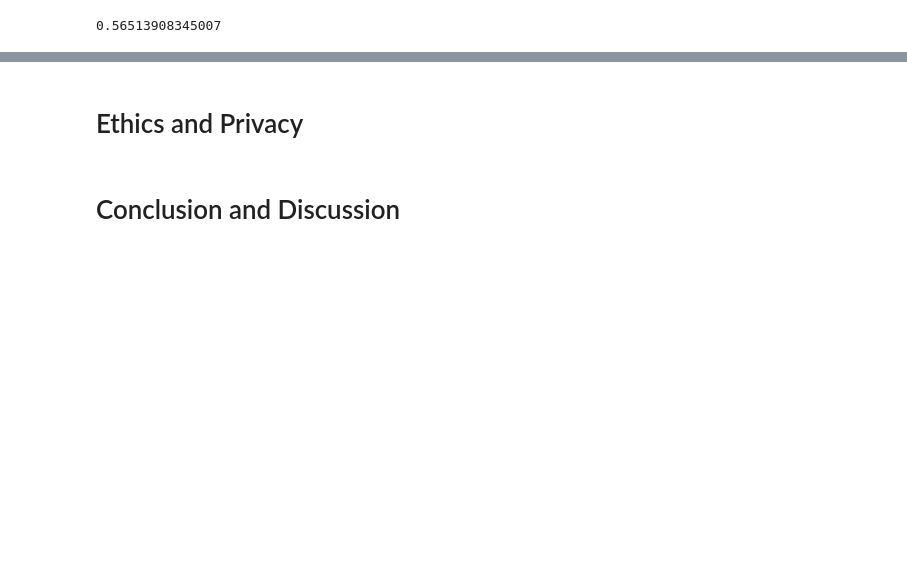
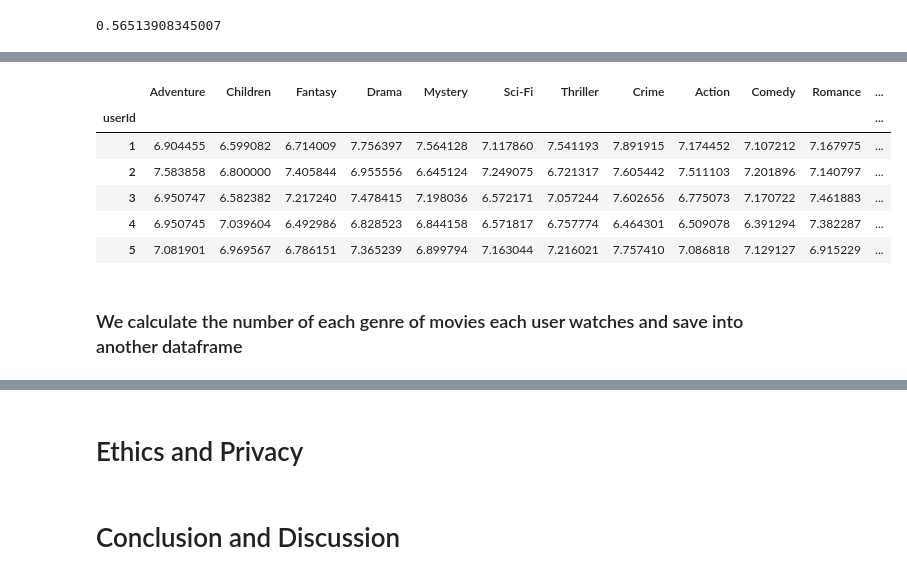
Before and after one commit to strkillr16/COGS108Final, a Jupyter notebook: Final Project Notebook.ipynb, the cells around one changed output, grey strips where cells are left out. Saved outputs shown, nothing was run; the diff lists cells and outputs as text; code cells hidden in the pictures; blank space fills up the shorter version.

```diff
--- a/Final Project Notebook.ipynb
+++ b/Final Project Notebook.ipynb
@@ -470,0 +311,26 @@ count/len(answer)
+# %%
+for user,rating in user_rating.items():
+    for key,value in rating.items():
+        rating[key] = [sum(value)/len(value)]
+# %%
+frames = []
+for user,rating in user_rating.items():
+    data = pd.DataFrame.from_dict(rating)
+    frames.append(data)
+# %%
+df_user = pd.concat(frames,sort=False)
+# %%
+df_user.set_index(pd.Series(list(user_rating.keys())),inplace=True)
+df_user.index.name = 'userId'
+# %%
+df_user.head()
+# %% [output]
+|  | Adventure | Children | Fantasy | Drama | Mystery | Sci-Fi | Thriller | Crime | Action | Comedy | Romance | ... |
+| userId |  |  |  |  |  |  |  |  |  |  |  | ... |
+| 1 | 6.904455 | 6.599082 | 6.714009 | 7.756397 | 7.564128 | 7.117860 | 7.541193 | 7.891915 | 7.174452 | 7.107212 | 7.167975 | ... |
+| 2 | 7.583858 | 6.800000 | 7.405844 | 6.955556 | 6.645124 | 7.249075 | 6.721317 | 7.605442 | 7.511103 | 7.201896 | 7.140797 | ... |
+| 3 | 6.950747 | 6.582382 | 7.217240 | 7.478415 | 7.198036 | 6.572171 | 7.057244 | 7.602656 | 6.775073 | 7.170722 | 7.461883 | ... |
+| 4 | 6.950745 | 7.039604 | 6.492986 | 6.828523 | 6.844158 | 6.571817 | 6.757774 | 6.464301 | 6.509078 | 6.391294 | 7.382287 | ... |
+| 5 | 7.081901 | 6.969567 | 6.786151 | 7.365239 | 6.899794 | 7.163044 | 7.216021 | 7.757410 | 7.086818 | 7.129127 | 6.915229 | ... |
+# %% [markdown]
+### We calculate the number of each genre of movies each user watches and save into another dataframe
```
Also changed, not shown: parts of 112 cells of this notebook.
